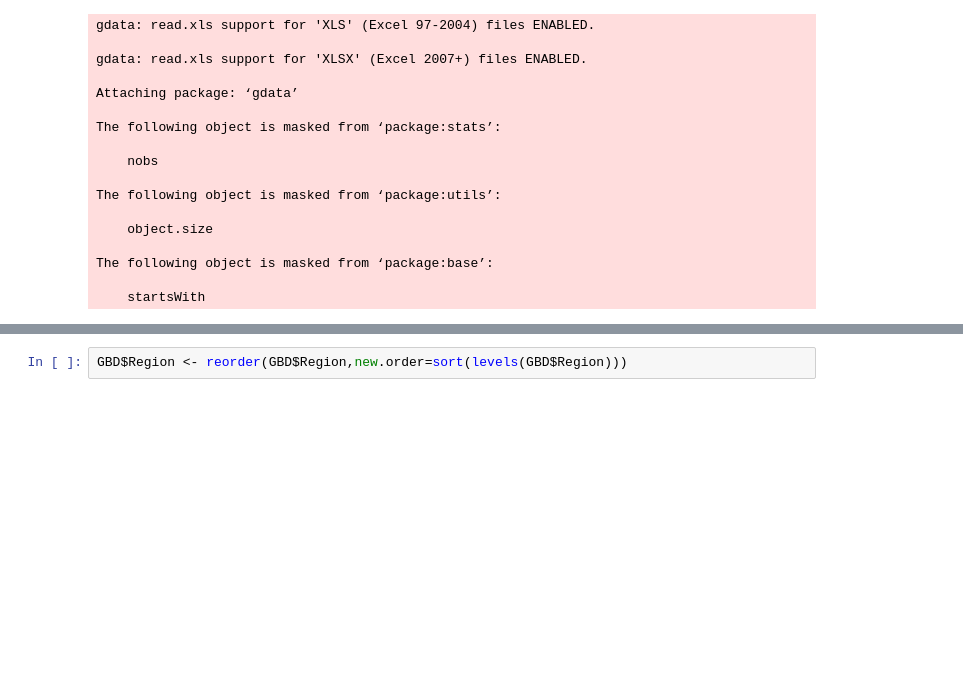
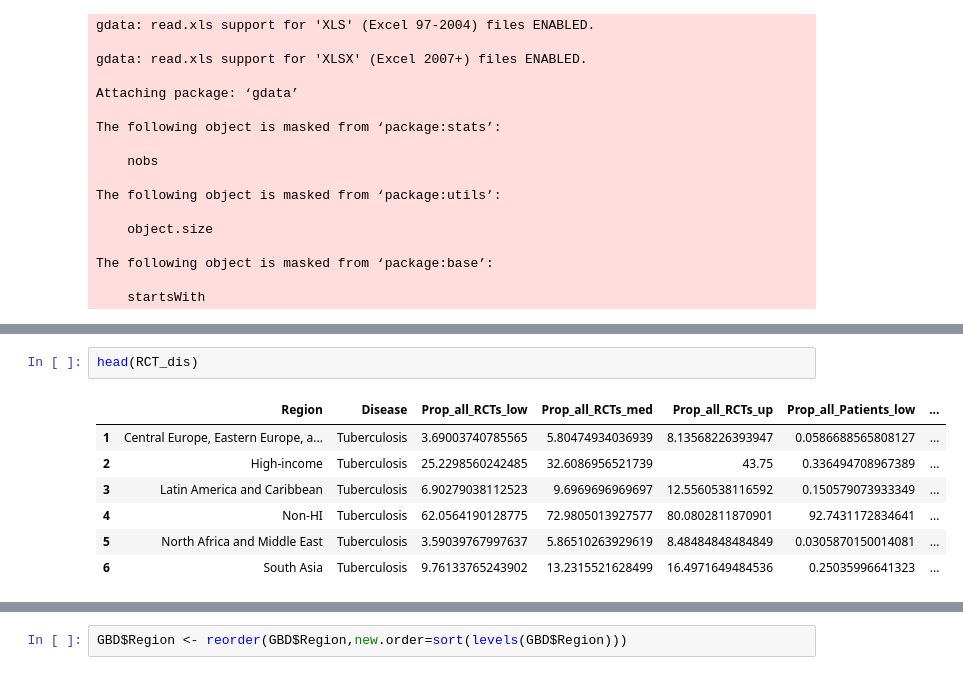
Before and after one commit to iatal/RCTvsBurden, a Jupyter notebook: C- Comparison research effort and health needs/Big Table.ipynb, the cells around one changed output, grey strips where cells are left out. Saved outputs shown, nothing was run; the diff lists cells and outputs as text; blank space fills up the shorter version.

```diff
--- a/C- Comparison research effort and health needs/Big Table.ipynb
+++ b/C- Comparison research effort and health needs/Big Table.ipynb
@@ -25,0 +47,10 @@ RCT <- read.table("../Data/RCTs_and_Patients_Nb_local_prop_median_UI_per_region_
+# %%
+head(RCT_dis)
+# %% [output]
+|  | Region | Disease | Prop_all_RCTs_low | Prop_all_RCTs_med | Prop_all_RCTs_up | Prop_all_Patients_low | ... |
+| 1 | Central Europe, Eastern Europe, a... | Tuberculosis | 3.69003740785565 | 5.80474934036939 | 8.13568226393947 | 0.0586688565808127 | ... |
+| 2 | High-income | Tuberculosis | 25.2298560242485 | 32.6086956521739 | 43.75 | 0.336494708967389 | ... |
+| 3 | Latin America and Caribbean | Tuberculosis | 6.90279038112523 | 9.6969696969697 | 12.5560538116592 | 0.150579073933349 | ... |
+| 4 | Non-HI | Tuberculosis | 62.0564190128775 | 72.9805013927577 | 80.0802811870901 | 92.7431172834641 | ... |
+| 5 | North Africa and Middle East | Tuberculosis | 3.59039767997637 | 5.86510263929619 | 8.48484848484849 | 0.0305870150014081 | ... |
+| 6 | South Asia | Tuberculosis | 9.76133765243902 | 13.2315521628499 | 16.4971649484536 | 0.25035996641323 | ... |
```
Also changed, not shown: parts of 31 cells of this notebook, 7 other files.
